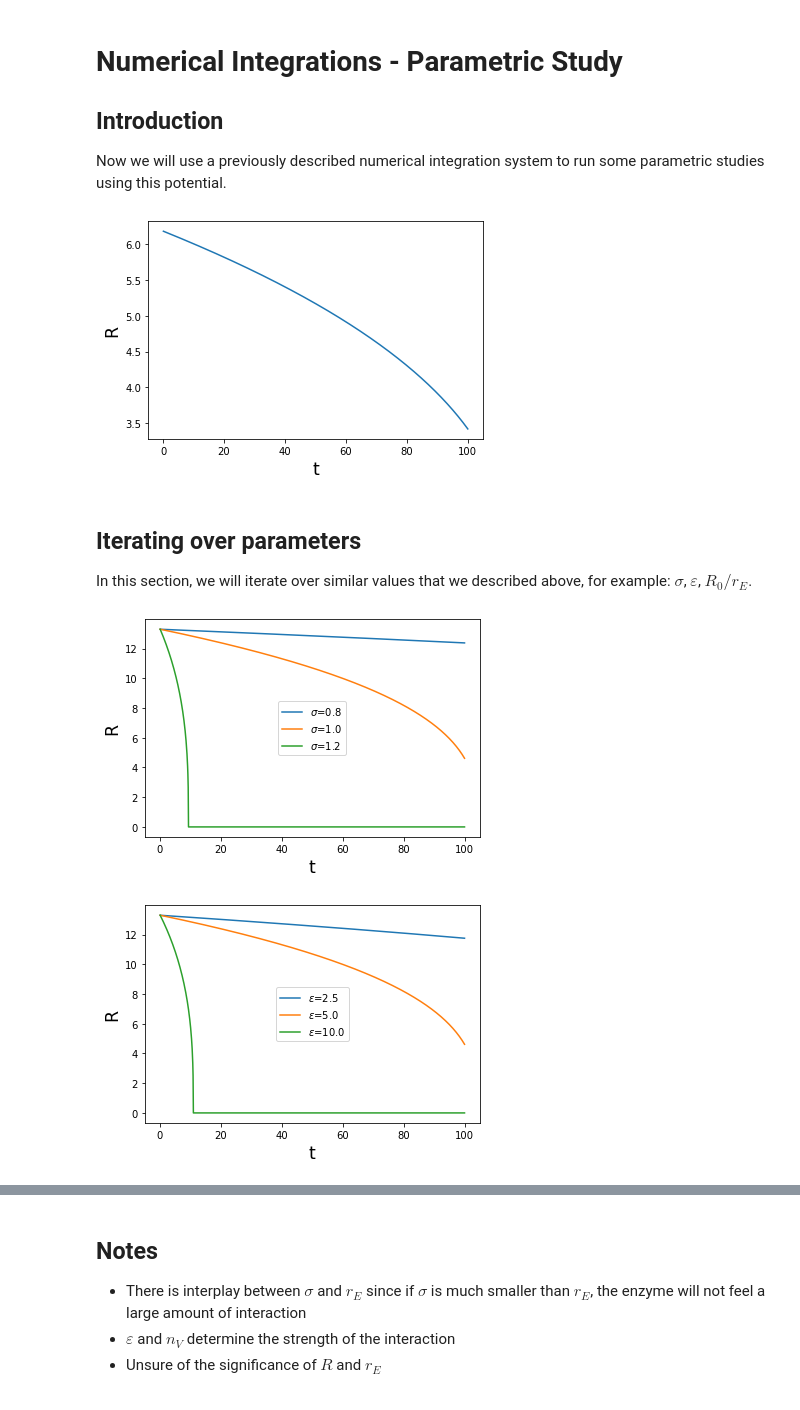
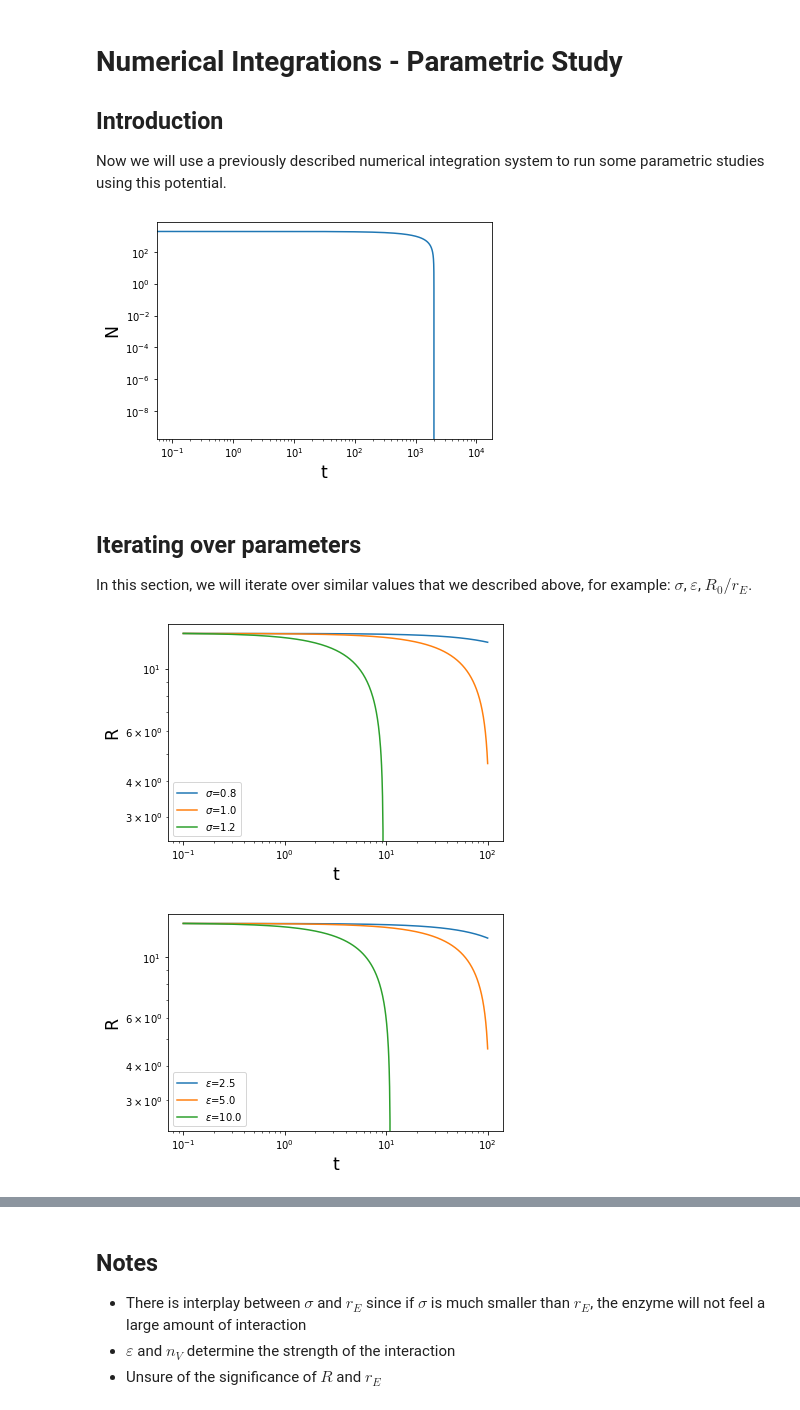
Before and after one commit to debeshmandal/hydrogels, a Jupyter notebook: hydrogels/theory/notebooks/lennard-jones-macro-particle.ipynb, the cells around one changed output, grey strips where cells are left out. Drawn from its saved outputs; the diff is of its cells as text; code cells hidden in the pictures.

```diff
--- a/hydrogels/theory/notebooks/lennard-jones-macro-particle.ipynb
+++ b/hydrogels/theory/notebooks/lennard-jones-macro-particle.ipynb
@@ -157,41 +157,49 @@ It is difficult to describe this relationship, but there seems to be a field def
 Now we will use a previously described numerical integration system to run some parametric studies using this potential.
 # %%
 from hydrogels.theory.models.simulations.constant_density import ConstantDensity, Equation
-simu = ConstantDensity(0.1, Equation(LJ_macro12_6), N=100, constants={'sig':1.4, 'eps':5.0, 'rE':1.0, 'nV':1.0})
-simu.run(1000)
+simu = ConstantDensity(0.1, Equation(LJ_macro12_6), N=2000, constants={'sig':1.0, 'eps':0.0, 'rE':1.0, 'nV':0.01})
+simu.run(100000)
 data = simu.history.dataframe
 fig, ax = plt.subplots()
-ax.plot(data['t'], data['R'])
+ax.plot(data['t'], data['N'])
 ax.set_xlabel('t', fontsize='xx-large')
-ax.set_ylabel('R', fontsize='xx-large')
+ax.set_ylabel('N', fontsize='xx-large')
+ax.set_xscale('log')
+ax.set_yscale('log')
+#ax.set_xlim(5, 100)
+#ax.set_ylim(0.75*data['R'].max(), 0.25*data['R'].max())
 None
 # %% [output]
-[figure, old version]
+[figure, new version]
 # %% [markdown]
 ## Iterating over parameters
 In this section, we will iterate over similar values that we described above, for example: $\sigma$, $\varepsilon$, $R_0/r_E$.
 # %%
 import copy
 constants = {'sig':1.4, 'eps':5.0, 'rE':1.0, 'nV':1.0}
 fig, ax = plt.subplots()
 ax.set_xlabel('t', fontsize='xx-large')
 ax.set_ylabel('R', fontsize='xx-large')
+ax.set_xscale('log')
+ax.set_yscale('log')
 for sigma in [0.8, 1.0, 1.2]:
     temp = copy.deepcopy(constants)
     temp['sig'] = sigma
     simu = ConstantDensity(0.1, Equation(LJ_macro12_6), N=1000, constants=temp)
     simu.run(1000)
     data = simu.history.dataframe
     ax.plot(data['t'], data['R'], label=fr"$\sigma$={sigma}")
 ax.legend()
 None
 # %% [output]
-[figure, old version]
+[figure, new version]
 # %%
 constants = {'sig':1.0, 'eps':5.0, 'rE':1.0, 'nV':1.0}
 fig, ax = plt.subplots()
 ax.set_xlabel('t', fontsize='xx-large')
 ax.set_ylabel('R', fontsize='xx-large')
+ax.set_xscale('log')
+ax.set_yscale('log')
 for epsilon in [2.5, 5.0, 10.]:
     temp = copy.deepcopy(constants)
     temp['eps'] = epsilon
@@ -202,7 +210,7 @@ for epsilon in [2.5, 5.0, 10.]:
 ax.legend()
 None
 # %% [output]
-[figure, old version]
+[figure, new version]
 # %%
 constants = {'sig':1.0, 'eps':5.0, 'rE':1.0, 'nV':1.0}
 fig, ax = plt.subplots()
```
Also changed, not shown: parts of 1 cell of this notebook, 3 other files.
